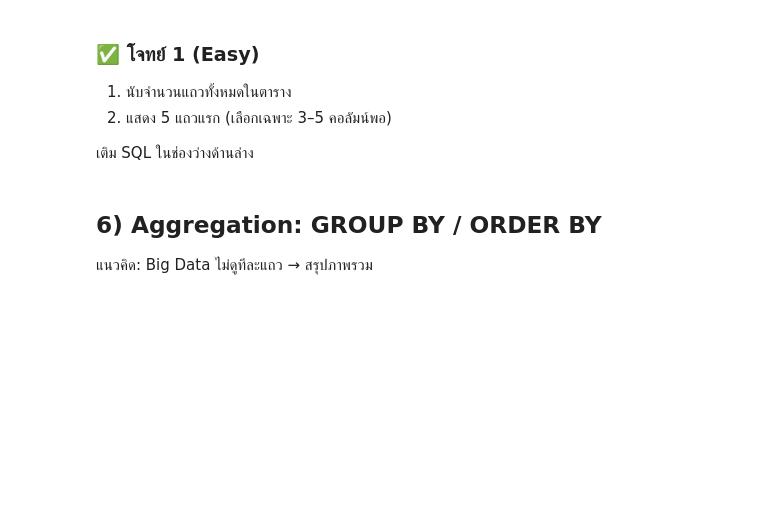
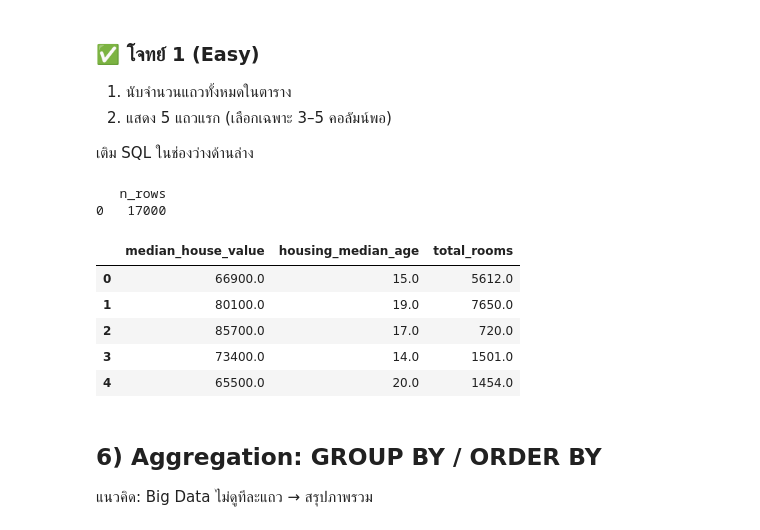
Before and after one commit to Eton-np/Project-Big-Data, a Jupyter notebook: bigdata_week3_sql_duckdb_to_spark.ipynb, the cells around one changed output. Cells and saved outputs as stored; diff of their text form; code cells hidden in the pictures; blank space fills up the shorter version.

```diff
--- a/bigdata_week3_sql_duckdb_to_spark.ipynb
+++ b/bigdata_week3_sql_duckdb_to_spark.ipynb
@@ -290,23 +342,32 @@ con.execute(f"""
 # %%
 # TODO: เติม SQL ให้ครบ
 sql1 = f"""
-SELECT ________ AS n_rows
+SELECT COUNT(*) AS n_rows
 FROM {table}
 """
 
 # sql2: เลือกคอลัมน์ 3-5 ตัว + LIMIT 5
 sql2 = f"""
-SELECT ________, ________, ________
+SELECT median_house_value, housing_median_age, total_rooms
 FROM {table}
 LIMIT 5
 """
 
 # รัน
 try:
     print(con.execute(sql1).df())
     display(con.execute(sql2).df())
 except Exception as e:
     print("❌ Error:", e)
+# %% [output]
+   n_rows
+0   17000
+|  | median_house_value | housing_median_age | total_rooms |
+| 0 | 66900.0 | 15.0 | 5612.0 |
+| 1 | 80100.0 | 19.0 | 7650.0 |
+| 2 | 85700.0 | 17.0 | 720.0 |
+| 3 | 73400.0 | 14.0 | 1501.0 |
+| 4 | 65500.0 | 20.0 | 1454.0 |
 # %% [markdown]
 ## 6) Aggregation: GROUP BY / ORDER BY
 
```
Also changed, not shown: parts of 42 cells of this notebook.
